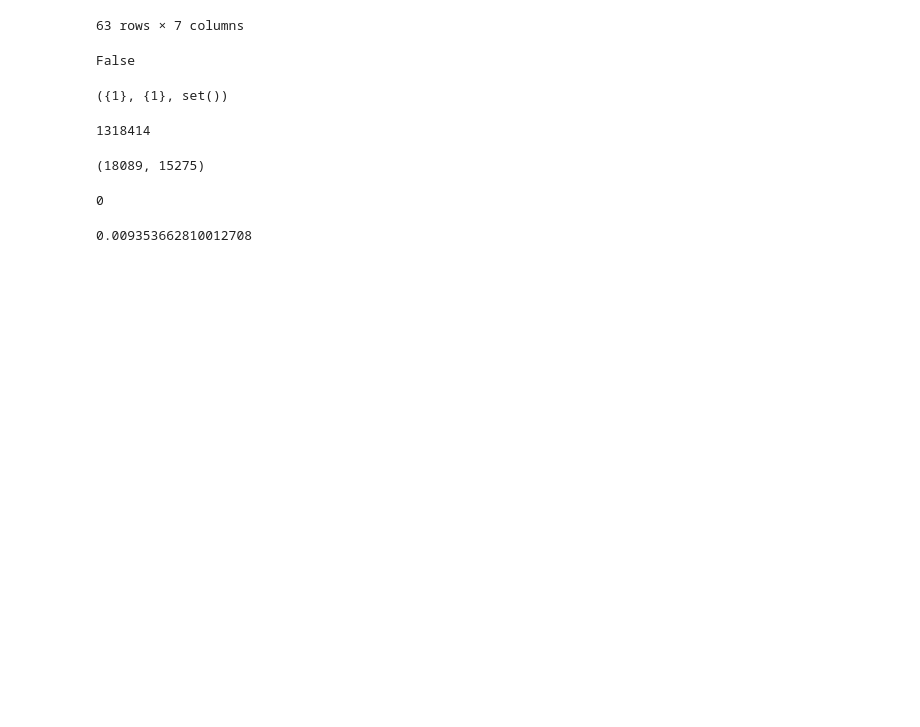
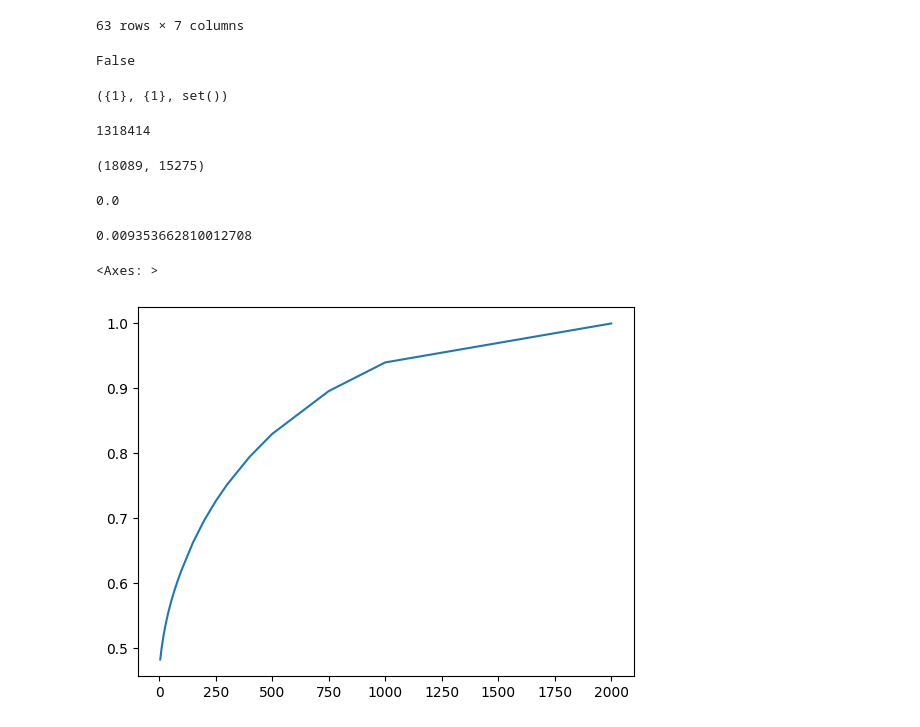
Before and after one commit to Analytics-for-a-Better-World/Public-Infrastructure-Service-Access, a Jupyter notebook: publications/PISA Timor Leste/Timor Leste_Estrada_WorldPop_Analysis.ipynb, the cells around one changed output. Saved outputs shown, nothing was run; the diff lists cells and outputs as text; code cells hidden in the pictures; blank space fills up the shorter version.

```diff
--- a/publications/PISA Timor Leste/Timor Leste_Estrada_WorldPop_Analysis.ipynb
+++ b/publications/PISA Timor Leste/Timor Leste_Estrada_WorldPop_Analysis.ipynb
@@ -597,7 +611,7 @@ len(I),len(J)
 # %% [output]
 (18089, 15275)
 # %%
-aux_opt = mc.OptimizeWithGurobipy( w, I, J, IJ, already_open=list(current_hospitals_ID), budget_list=[b + len(current_hospitals_ID) for b in budget], mipGap=.001, progress=tqdm, parsimonious=False, maxTimeInSeconds=60 )
+aux_opt = mc.OptimizeWithGurobipy( w, I, J, IJ, already_open=list(current_hospitals_ID), budget_list=budget, mipGap=.001, progress=tqdm, parsimonious=False, maxTimeInSeconds=5*60 )
 # %%
 aux_opt['pc'] = aux_opt['value'] / sum(w)
 # %%
@@ -607,8 +621,13 @@ aux_opt['pc_from_coverage'] = aux_opt['coverage_from_served'] / w.sum()
 # %%
 ( aux_opt.value - aux_opt.coverage_from_served ).max()
 # %% [output]
-0
+0.0
 # %%
 np.diff( aux_opt.pc_from_coverage ).min()
 # %% [output]
 0.009353662810012708
+# %%
+aux_opt.pc.plot()
+# %% [output]
+<Axes: >
+[figure, added]
```
Also changed, not shown: parts of 10 cells of this notebook, 4 other files.
